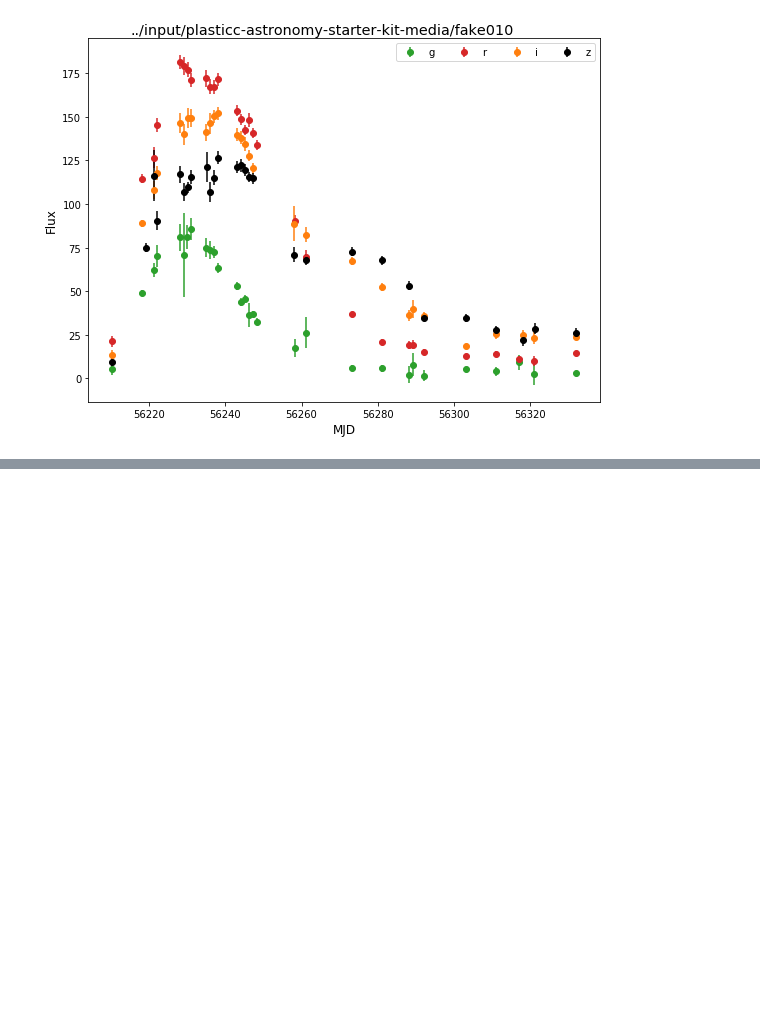
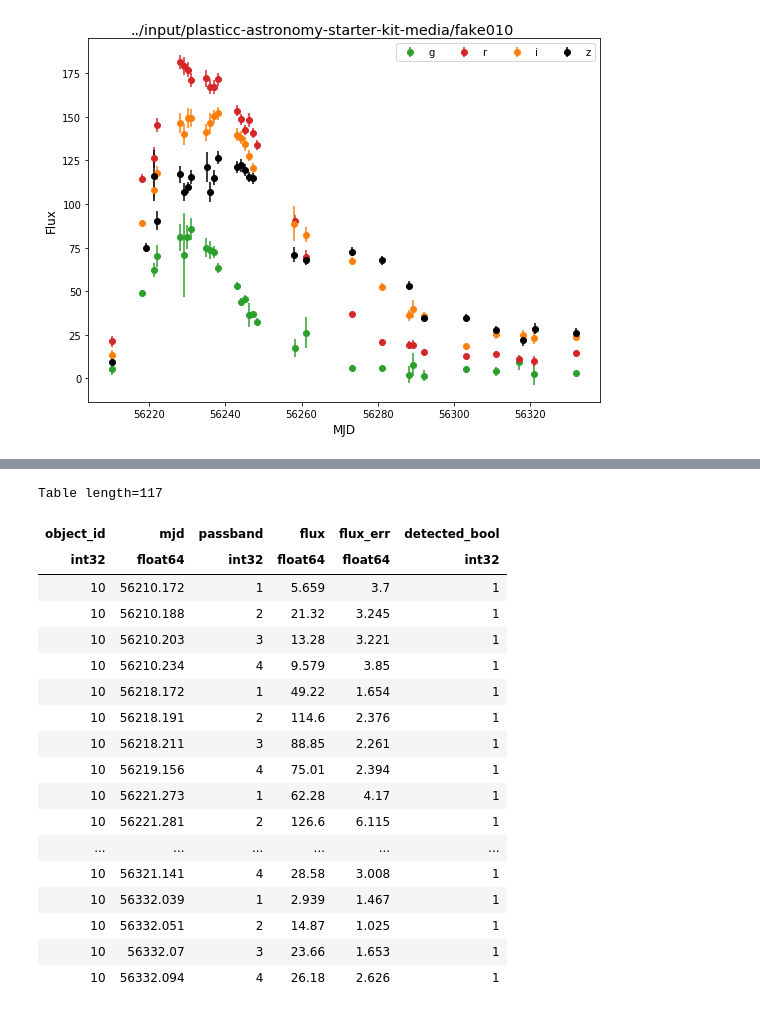
Before and after one commit to cwinsor/kaggle_plasticc, a Jupyter notebook: project/NB4_kaggle_plasticc_btrotta.ipynb, the cells around one changed output, grey strips where cells are left out. Cells and saved outputs as stored; diff of their text form; code cells hidden in the pictures; blank space fills up the shorter version.

```diff
--- a/project/NB4_kaggle_plasticc_btrotta.ipynb
+++ b/project/NB4_kaggle_plasticc_btrotta.ipynb
@@ -505,0 +587,22 @@ C:\Users\Administrator\Documents\code_kaggle_plasticc\kaggle_plasticc\project
+# %%
+lc.DFlc
+# %% [output]
+Table length=117
+| object_id | mjd | passband | flux | flux_err | detected_bool |
+| int32 | float64 | int32 | float64 | float64 | int32 |
+| 10 | 56210.172 | 1 | 5.659 | 3.7 | 1 |
+| 10 | 56210.188 | 2 | 21.32 | 3.245 | 1 |
+| 10 | 56210.203 | 3 | 13.28 | 3.221 | 1 |
+| 10 | 56210.234 | 4 | 9.579 | 3.85 | 1 |
+| 10 | 56218.172 | 1 | 49.22 | 1.654 | 1 |
+| 10 | 56218.191 | 2 | 114.6 | 2.376 | 1 |
+| 10 | 56218.211 | 3 | 88.85 | 2.261 | 1 |
+| 10 | 56219.156 | 4 | 75.01 | 2.394 | 1 |
+| 10 | 56221.273 | 1 | 62.28 | 4.17 | 1 |
+| 10 | 56221.281 | 2 | 126.6 | 6.115 | 1 |
+| ... | ... | ... | ... | ... | ... |
+| 10 | 56321.141 | 4 | 28.58 | 3.008 | 1 |
+| 10 | 56332.039 | 1 | 2.939 | 1.467 | 1 |
+| 10 | 56332.051 | 2 | 14.87 | 1.025 | 1 |
+| 10 | 56332.07 | 3 | 23.66 | 1.653 | 1 |
+| 10 | 56332.094 | 4 | 26.18 | 2.626 | 1 |
```
Also changed, not shown: parts of 22 cells of this notebook.
